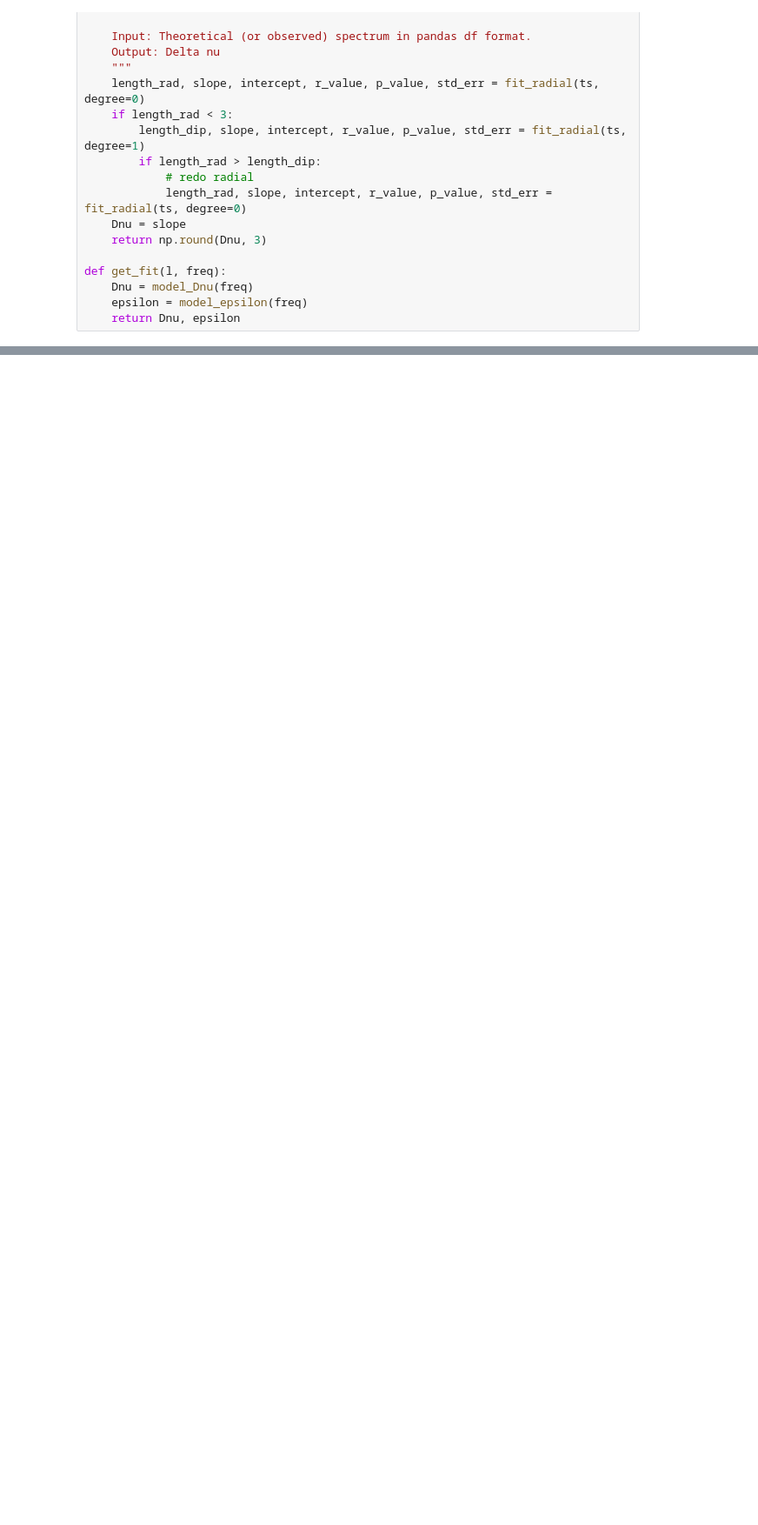
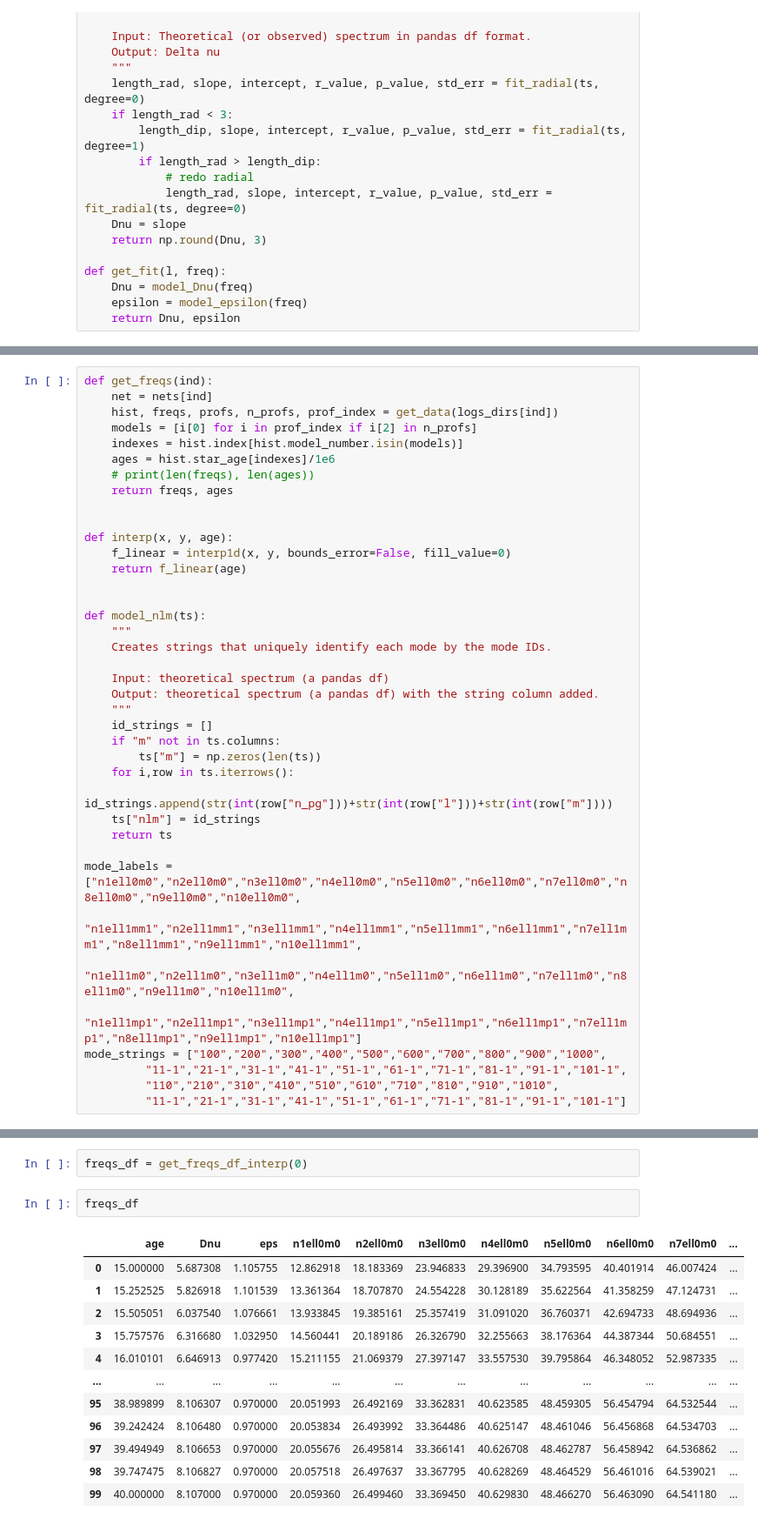
Before and after one commit to gautam-404/MESA-tests, a Jupyter notebook: echelle.ipynb, the cells around one changed output, grey strips where cells are left out. Shown at 87% size. Cells and saved outputs as stored; diff of their text form; blank space fills up the shorter version.

```diff
--- a/echelle.ipynb
+++ b/echelle.ipynb
@@ -186,0 +169,39 @@ NameError: name 'get_data' is not defined
+# %%
+def get_freqs(ind):
+    net = nets[ind]
+    hist, freqs, profs, n_profs, prof_index = get_data(logs_dirs[ind])
+    models = [i[0] for i in prof_index if i[2] in n_profs]
+    indexes = hist.index[hist.model_number.isin(models)]
+    ages = hist.star_age[indexes]/1e6
+    # print(len(freqs), len(ages))
+    return freqs, ages
+
+
+def interp(x, y, age):
+    f_linear = interp1d(x, y, bounds_error=False, fill_value=0)
+    return f_linear(age)
+
+
+def model_nlm(ts):
+    """
+    Creates strings that uniquely identify each mode by the mode IDs.
+
+    Input: theoretical spectrum (a pandas df)
+    Output: theoretical spectrum (a pandas df) with the string column added.
+    """
+    id_strings = []
+    if "m" not in ts.columns:
+        ts["m"] = np.zeros(len(ts))
+    for i,row in ts.iterrows():
+        id_strings.append(str(int(row["n_pg"]))+str(int(row["l"]))+str(int(row["m"])))
+    ts["nlm"] = id_strings
+    return ts
+
+mode_labels = ["n1ell0m0","n2ell0m0","n3ell0m0","n4ell0m0","n5ell0m0","n6ell0m0","n7ell0m0","n8ell0m0","n9ell0m0","n10ell0m0",
+         "n1ell1mm1","n2ell1mm1","n3ell1mm1","n4ell1mm1","n5ell1mm1","n6ell1mm1","n7ell1mm1","n8ell1mm1","n9ell1mm1","n10ell1mm1",
+         "n1ell1m0","n2ell1m0","n3ell1m0","n4ell1m0","n5ell1m0","n6ell1m0","n7ell1m0","n8ell1m0","n9ell1m0","n10ell1m0",
+         "n1ell1mp1","n2ell1mp1","n3ell1mp1","n4ell1mp1","n5ell1mp1","n6ell1mp1","n7ell1mp1","n8ell1mp1","n9ell1mp1","n10ell1mp1"]
+mode_strings = ["100","200","300","400","500","600","700","800","900","1000",
+         "11-1","21-1","31-1","41-1","51-1","61-1","71-1","81-1","91-1","101-1",
+         "110","210","310","410","510","610","710","810","910","1010",
+         "11-1","21-1","31-1","41-1","51-1","61-1","71-1","81-1","91-1","101-1"]
@@ -186,0 +291,17 @@ NameError: name 'get_data' is not defined
+# %%
+freqs_df = get_freqs_df_interp(0)
+# %%
+freqs_df
+# %% [output]
+|  | age | Dnu | eps | n1ell0m0 | n2ell0m0 | n3ell0m0 | n4ell0m0 | n5ell0m0 | n6ell0m0 | n7ell0m0 | ... |
+| 0 | 15.000000 | 5.687308 | 1.105755 | 12.862918 | 18.183369 | 23.946833 | 29.396900 | 34.793595 | 40.401914 | 46.007424 | ... |
+| 1 | 15.252525 | 5.826918 | 1.101539 | 13.361364 | 18.707870 | 24.554228 | 30.128189 | 35.622564 | 41.358259 | 47.124731 | ... |
+| 2 | 15.505051 | 6.037540 | 1.076661 | 13.933845 | 19.385161 | 25.357419 | 31.091020 | 36.760371 | 42.694733 | 48.694936 | ... |
+| 3 | 15.757576 | 6.316680 | 1.032950 | 14.560441 | 20.189186 | 26.326790 | 32.255663 | 38.176364 | 44.387344 | 50.684551 | ... |
+| 4 | 16.010101 | 6.646913 | 0.977420 | 15.211155 | 21.069379 | 27.397147 | 33.557530 | 39.795864 | 46.348052 | 52.987335 | ... |
+| ... | ... | ... | ... | ... | ... | ... | ... | ... | ... | ... | ... |
+| 95 | 38.989899 | 8.106307 | 0.970000 | 20.051993 | 26.492169 | 33.362831 | 40.623585 | 48.459305 | 56.454794 | 64.532544 | ... |
+| 96 | 39.242424 | 8.106480 | 0.970000 | 20.053834 | 26.493992 | 33.364486 | 40.625147 | 48.461046 | 56.456868 | 64.534703 | ... |
+| 97 | 39.494949 | 8.106653 | 0.970000 | 20.055676 | 26.495814 | 33.366141 | 40.626708 | 48.462787 | 56.458942 | 64.536862 | ... |
+| 98 | 39.747475 | 8.106827 | 0.970000 | 20.057518 | 26.497637 | 33.367795 | 40.628269 | 48.464529 | 56.461016 | 64.539021 | ... |
+| 99 | 40.000000 | 8.107000 | 0.970000 | 20.059360 | 26.499460 | 33.369450 | 40.629830 | 48.466270 | 56.463090 | 64.541180 | ... |
```
Also changed, not shown: parts of 17 cells of this notebook, 4 other files.
